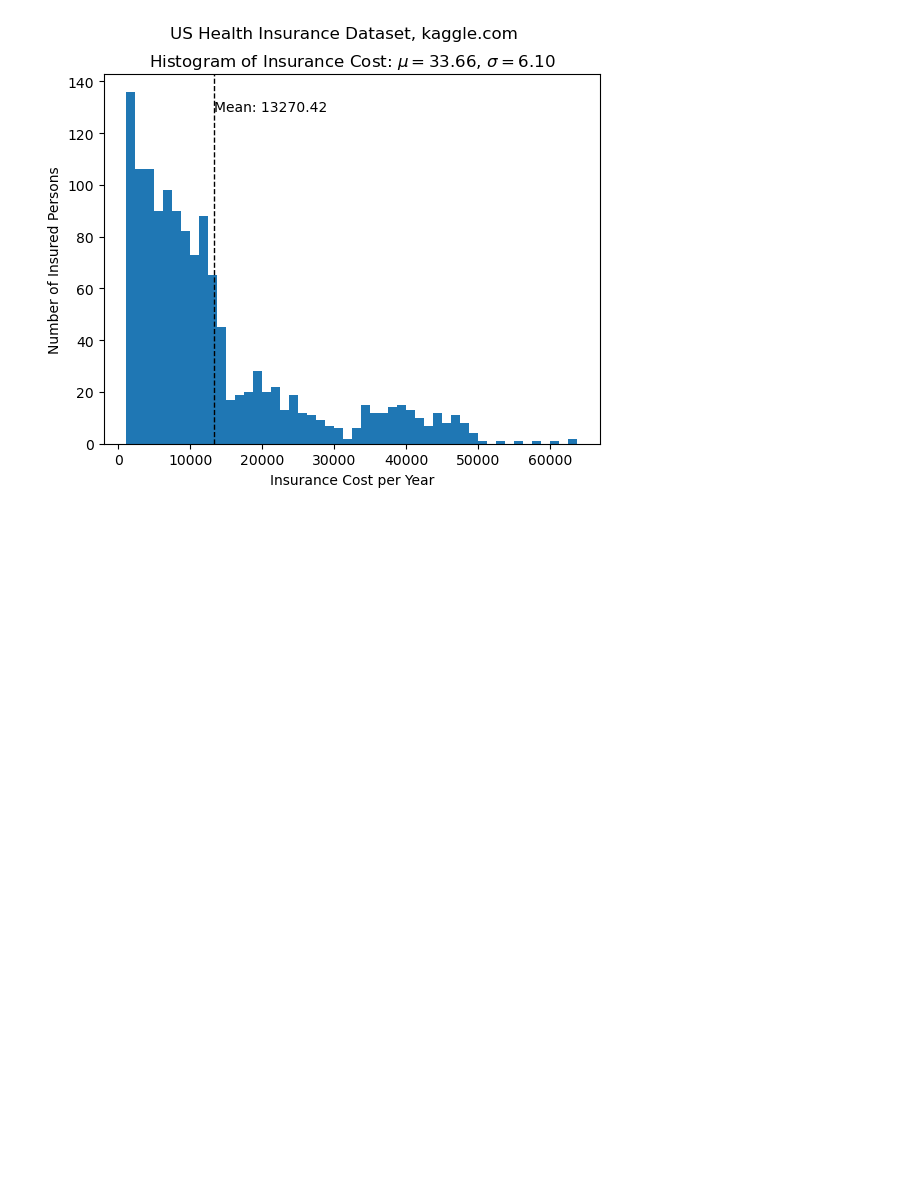
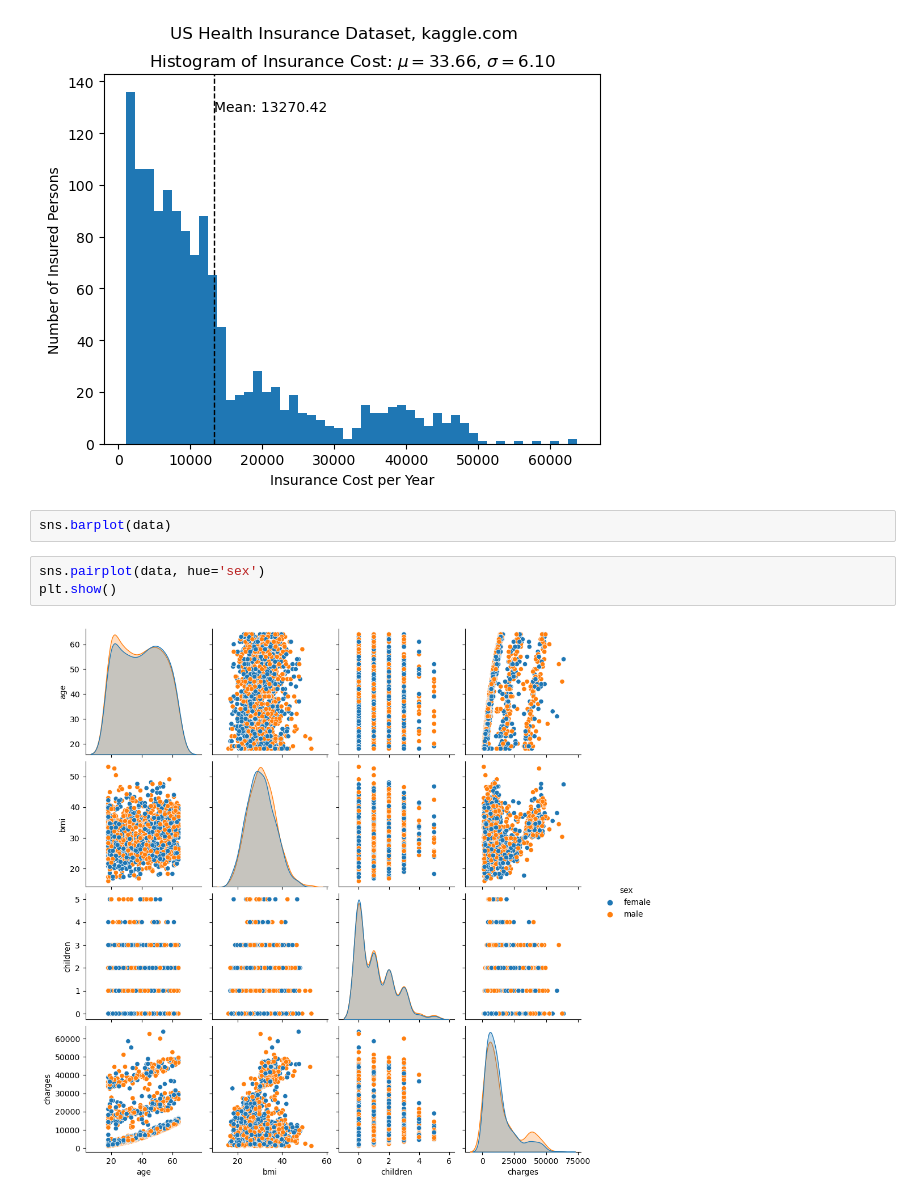
Before and after one commit to fmpberger88/US-Health-Insurance-Dataset, a Jupyter notebook: us-medical-insurance-costs.ipynb, the cells around one changed output. Saved outputs shown, nothing was run; the diff lists cells and outputs as text; blank space fills up the shorter version.

Commit message:
pairplot for sex

```diff
--- a/us-medical-insurance-costs.ipynb
+++ b/us-medical-insurance-costs.ipynb
@@ -149,3 +150,10 @@ plt.show()
 13270.422265141257
 12105.484975561605
 [figure]
+# %%
+sns.barplot(data)
+# %%
+sns.pairplot(data, hue='sex')
+plt.show()
+# %% [output]
+[figure, added]
```
Also changed, not shown: parts of 1 cell of this notebook.
